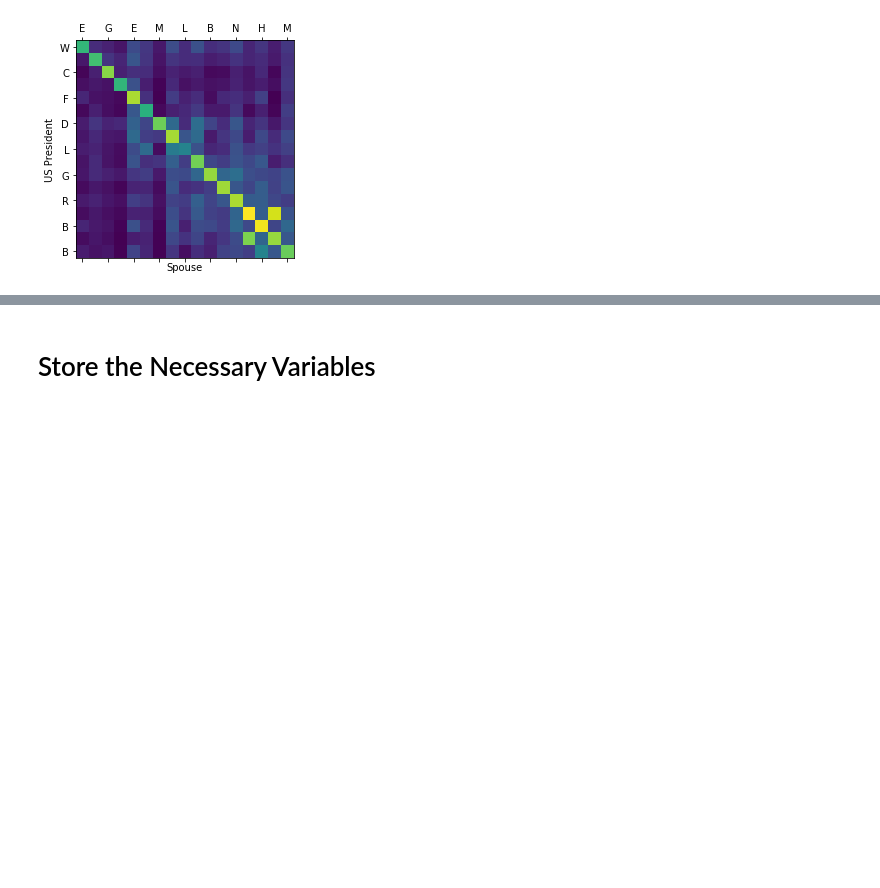
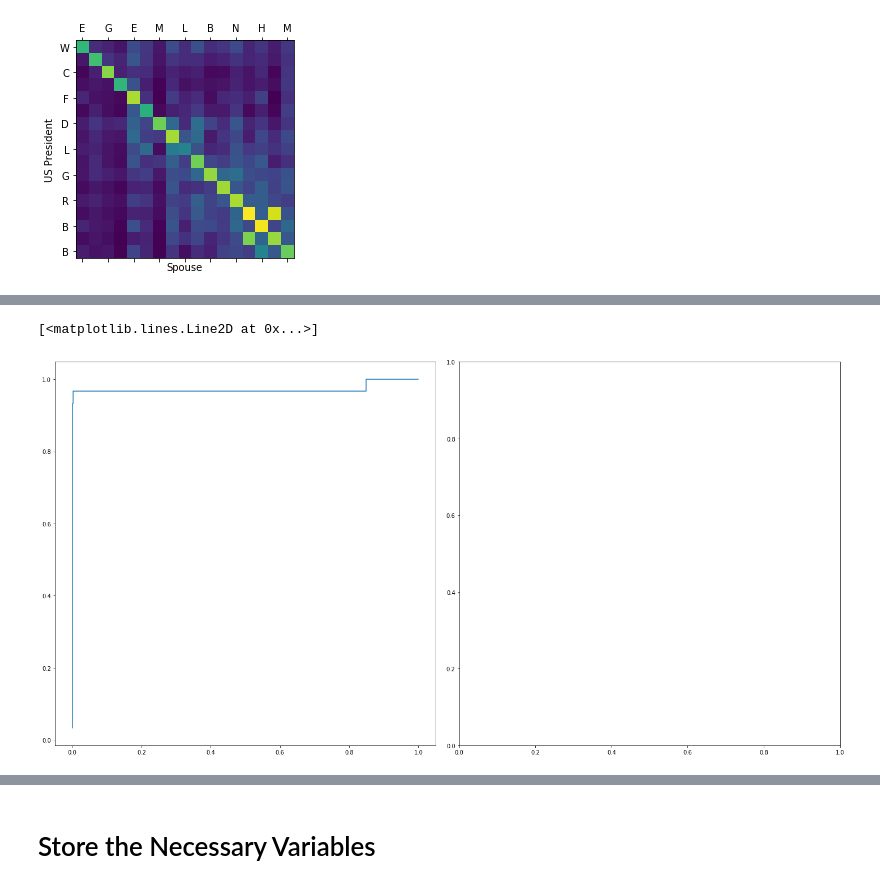
Before and after one commit to jibalio/computational-fact-checking, a Jupyter notebook: Computational Fact Checking.ipynb, the cells around one changed output, grey strips where cells are left out. Cells and saved outputs as stored; diff of their text form; code cells hidden in the pictures; blank space fills up the shorter version.

```diff
--- a/Computational Fact Checking.ipynb
+++ b/Computational Fact Checking.ipynb
@@ -322,0 +401,16 @@ array([ True, False, False, False, False, False, False, False, False,
+# %%
+#ROC
+
+vfs2_y, vfs2_y_score = get_mx(c_new)
+from sklearn.metrics import roc_curve
+from sklearn.metrics import roc_auc_score
+
+roc2_fig, roc2_ax = plt.subplots(1,2, figsize=(20,10))
+#ay_score = cross_val_predict(svm_clf, conf_mx, y, cv=15, method="decision_function")
+fprH, tprH, threshH = roc_curve(vfs2_y, vfs2_y_score)
+roc2_fig.tight_layout()
+
+roc2_ax[0].plot(fprH, tprH)
+# %% [output]
+[<matplotlib.lines.Line2D at 0x...>]
+[figure, added]
```
Also changed, not shown: parts of 23 cells of this notebook, 13 other files.
